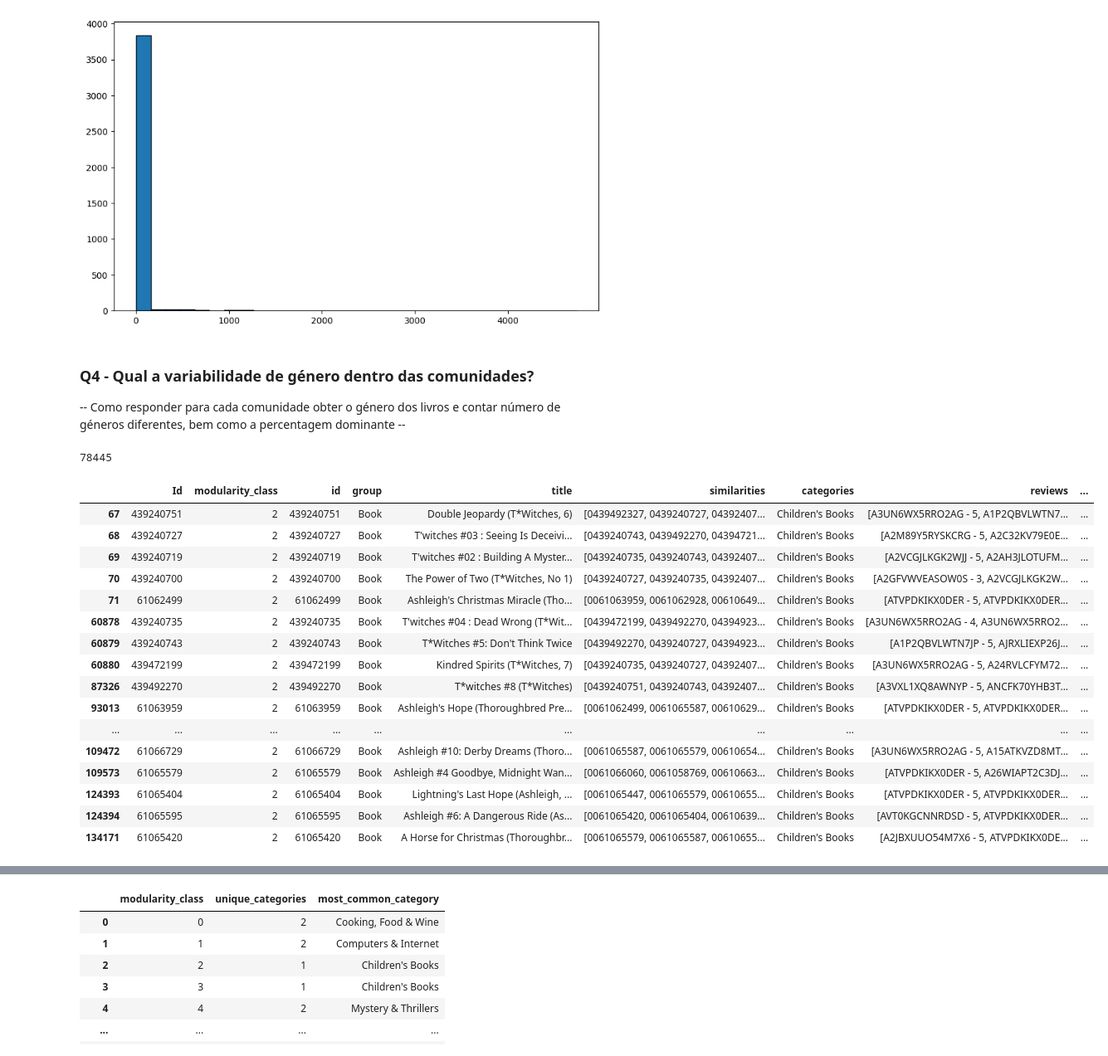
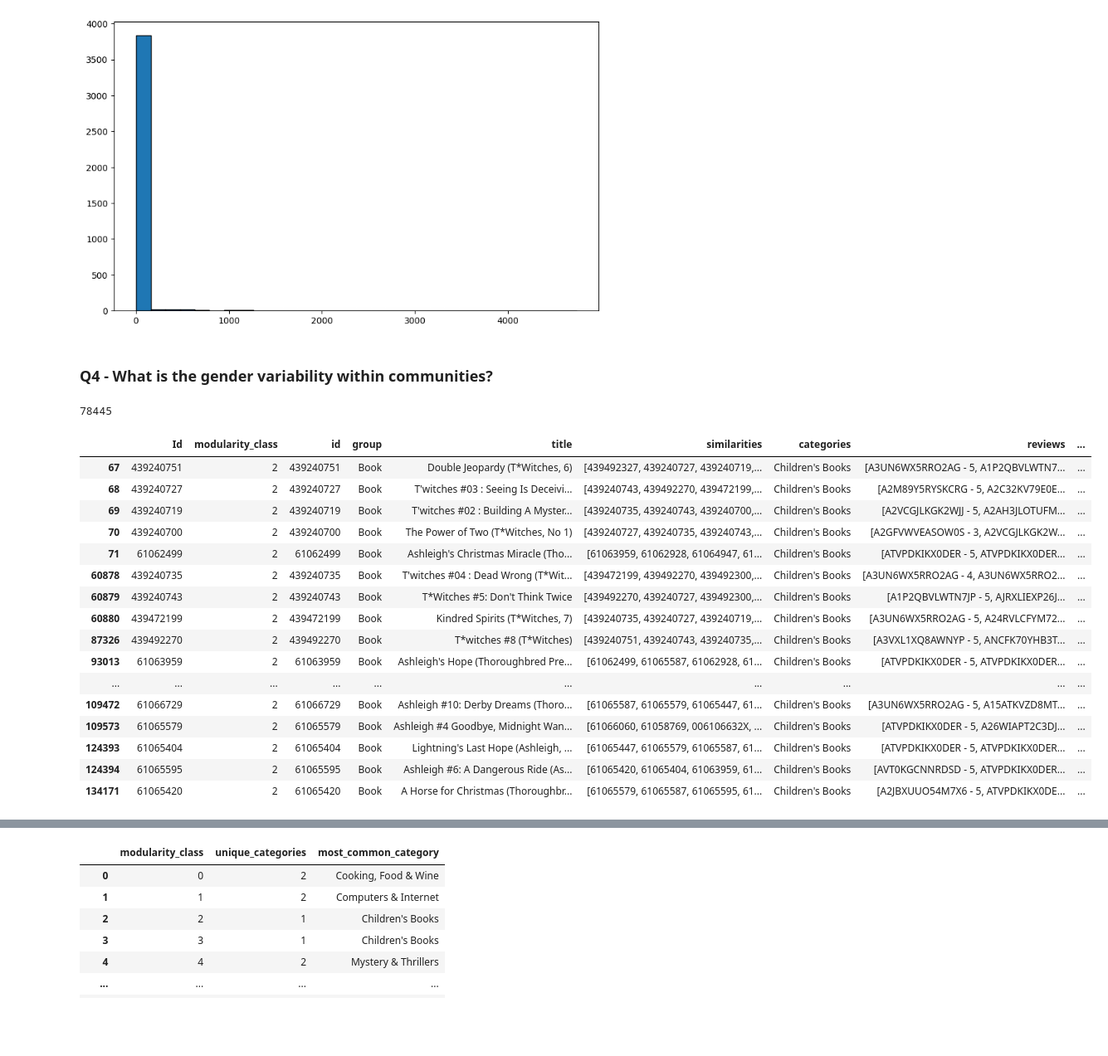
Before and after one commit to DEISI-ULHT-TFC-2023-24/TFC-DEISI88-CoBuyPatterns, a Jupyter notebook: TFC - revision.ipynb, the cells around one changed output, grey strips where cells are left out. Shown at 83% size. Cells and saved outputs as stored; diff of their text form; code cells hidden in the pictures; blank space fills up the shorter version.

```diff
--- a/TFC - revision.ipynb
+++ b/TFC - revision.ipynb
@@ -224,7 +216,7 @@ Name: count, Length: 61, dtype: int64
 unwanted_categories = ['jp-unknown1', 'jp-unknown2', 'jp-unknown3', 'Genres', 'Reference', 'Books on Tape','Book Clubs','Bargain Books','Books on CD',"O'Reilly",
                        'New & Used Textbooks','Home & Office','Boxed Sets','McGraw-Hill','Sheet Music & Scores','Book Accessories','Holiday Greeting Cards','Accessories',
                        'Books, Music & More','Gift Categories','Classical','Camera & Photo','Calendars', 'Libros en español','Foreign Language Books', 'Parenting & Families','Engineering'
-                       'Large Print', 'Stephen E. Ambrose', 'Miscellaneous', 'HOWdesign Studio','John Wiley & Sons', 'Opera & Vocal', 'Large Print', 'Pop', 'Gay & Lesbian', 'Camera & Photo Brands']
+                       'Large Print', 'Stephen E. Ambrose', 'Miscellaneous', 'HOWdesign Studio','John Wiley & Sons', 'Opera & Vocal', 'Large Print', 'Pop', 'Gay & Lesbian', 'Camera & Photo Brands', 'Actors & Actresses']
 book = full_dataSet_dataframe[full_dataSet_dataframe['group'] == 'Book']
 book = book[~book['categories'].isin(unwanted_categories)]
 
@@ -1015,0 +991,5 @@ plt.show()
+# %%
+# Merging dataframes from the ID
+product_h['Id'] = product_h['Id'].astype(str)
+merged_data = pd.merge(product_h, book, left_on='Id', right_on='id')
+merged_data
@@ -1220,30 +1218,29 @@ plt.hist(test_group, bins=30, edgecolor='black')
 plt.show()
 # %% [output]
 [figure]
-# %% [markdown]
-### Q4 - Qual a variabilidade de género dentro das comunidades?
--- Como responder para cada comunidade obter o género dos livros e contar número de géneros diferentes, bem como a percentagem dominante --
+# %% [markdown]
+### Q4 - What is the gender variability within communities?
 # %%
 len([elemento for elemento in product_h.index.to_list()if elemento not in book.id ])
 # %% [output]
 78445
 # %%
-trial[trial.modularity_class==2]
+merged_data[merged_data.modularity_class==2]
 # %% [output]
 |  | Id | modularity_class | id | group | title | similarities | categories | reviews | ... |
-| 67 | 439240751 | 2 | 439240751 | Book | Double Jeopardy (T*Witches, 6) | [0439492327, 0439240727, 04392407... | Children's Books | [A3UN6WX5RRO2AG - 5, A1P2QBVLWTN7... | ... |
-| 68 | 439240727 | 2 | 439240727 | Book | T'witches #03 : Seeing Is Deceivi... | [0439240743, 0439492270, 04394721... | Children's Books | [A2M89Y5RYSKCRG - 5, A2C32KV79E0E... | ... |
-| 69 | 439240719 | 2 | 439240719 | Book | T'witches #02 : Building A Myster... | [0439240735, 0439240743, 04392407... | Children's Books | [A2VCGJLKGK2WJJ - 5, A2AH3JLOTUFM... | ... |
-| 70 | 439240700 | 2 | 439240700 | Book | The Power of Two (T*Witches, No 1) | [0439240727, 0439240735, 04392407... | Children's Books | [A2GFVWVEASOW0S - 3, A2VCGJLKGK2W... | ... |
-| 71 | 61062499 | 2 | 61062499 | Book | Ashleigh's Christmas Miracle (Tho... | [0061063959, 0061062928, 00610649... | Children's Books | [ATVPDKIKX0DER - 5, ATVPDKIKX0DER... | ... |
-| 60878 | 439240735 | 2 | 439240735 | Book | T'witches #04 : Dead Wrong (T*Wit... | [0439472199, 0439492270, 04394923... | Children's Books | [A3UN6WX5RRO2AG - 4, A3UN6WX5RRO2... | ... |
-| 60879 | 439240743 | 2 | 439240743 | Book | T*Witches #5: Don't Think Twice | [0439492270, 0439240727, 04394923... | Children's Books | [A1P2QBVLWTN7JP - 5, AJRXLIEXP26J... | ... |
-| 60880 | 439472199 | 2 | 439472199 | Book | Kindred Spirits (T*Witches, 7) | [0439240735, 0439240727, 04392407... | Children's Books | [A3UN6WX5RRO2AG - 5, A24RVLCFYM72... | ... |
-| 87326 | 439492270 | 2 | 439492270 | Book | T*witches #8 (T*Witches) | [0439240751, 0439240743, 04392407... | Children's Books | [A3VXL1XQ8AWNYP - 5, ANCFK70YHB3T... | ... |
-| 93013 | 61063959 | 2 | 61063959 | Book | Ashleigh's Hope (Thoroughbred Pre... | [0061062499, 0061065587, 00610629... | Children's Books | [ATVPDKIKX0DER - 5, ATVPDKIKX0DER... | ... |
+| 67 | 439240751 | 2 | 439240751 | Book | Double Jeopardy (T*Witches, 6) | [439492327, 439240727, 439240719,... | Children's Books | [A3UN6WX5RRO2AG - 5, A1P2QBVLWTN7... | ... |
+| 68 | 439240727 | 2 | 439240727 | Book | T'witches #03 : Seeing Is Deceivi... | [439240743, 439492270, 439472199,... | Children's Books | [A2M89Y5RYSKCRG - 5, A2C32KV79E0E... | ... |
+| 69 | 439240719 | 2 | 439240719 | Book | T'witches #02 : Building A Myster... | [439240735, 439240743, 439240700,... | Children's Books | [A2VCGJLKGK2WJJ - 5, A2AH3JLOTUFM... | ... |
+| 70 | 439240700 | 2 | 439240700 | Book | The Power of Two (T*Witches, No 1) | [439240727, 439240735, 439240743,... | Children's Books | [A2GFVWVEASOW0S - 3, A2VCGJLKGK2W... | ... |
+| 71 | 61062499 | 2 | 61062499 | Book | Ashleigh's Christmas Miracle (Tho... | [61063959, 61062928, 61064947, 61... | Children's Books | [ATVPDKIKX0DER - 5, ATVPDKIKX0DER... | ... |
+| 60878 | 439240735 | 2 | 439240735 | Book | T'witches #04 : Dead Wrong (T*Wit... | [439472199, 439492270, 439492300,... | Children's Books | [A3UN6WX5RRO2AG - 4, A3UN6WX5RRO2... | ... |
+| 60879 | 439240743 | 2 | 439240743 | Book | T*Witches #5: Don't Think Twice | [439492270, 439240727, 439492300,... | Children's Books | [A1P2QBVLWTN7JP - 5, AJRXLIEXP26J... | ... |
+| 60880 | 439472199 | 2 | 439472199 | Book | Kindred Spirits (T*Witches, 7) | [439240735, 439240727, 439240719,... | Children's Books | [A3UN6WX5RRO2AG - 5, A24RVLCFYM72... | ... |
+| 87326 | 439492270 | 2 | 439492270 | Book | T*witches #8 (T*Witches) | [439240751, 439240743, 439240735,... | Children's Books | [A3VXL1XQ8AWNYP - 5, ANCFK70YHB3T... | ... |
+| 93013 | 61063959 | 2 | 61063959 | Book | Ashleigh's Hope (Thoroughbred Pre... | [61062499, 61065587, 61062928, 61... | Children's Books | [ATVPDKIKX0DER - 5, ATVPDKIKX0DER... | ... |
 | ... | ... | ... | ... | ... | ... | ... | ... | ... | ... |
-| 109472 | 61066729 | 2 | 61066729 | Book | Ashleigh #10: Derby Dreams (Thoro... | [0061065587, 0061065579, 00610654... | Children's Books | [A3UN6WX5RRO2AG - 5, A15ATKVZD8MT... | ... |
-| 109573 | 61065579 | 2 | 61065579 | Book | Ashleigh #4 Goodbye, Midnight Wan... | [0061066060, 0061058769, 00610663... | Children's Books | [ATVPDKIKX0DER - 5, A26WIAPT2C3DJ... | ... |
-| 124393 | 61065404 | 2 | 61065404 | Book | Lightning's Last Hope (Ashleigh, ... | [0061065447, 0061065579, 00610655... | Children's Books | [ATVPDKIKX0DER - 5, ATVPDKIKX0DER... | ... |
-| 124394 | 61065595 | 2 | 61065595 | Book | Ashleigh #6: A Dangerous Ride (As... | [0061065420, 0061065404, 00610639... | Children's Books | [AVT0KGCNNRDSD - 5, ATVPDKIKX0DER... | ... |
-| 134171 | 61065420 | 2 | 61065420 | Book | A Horse for Christmas (Thoroughbr... | [0061065579, 0061065587, 00610655... | Children's Books | [A2JBXUUO54M7X6 - 5, ATVPDKIKX0DE... | ... |
+| 109472 | 61066729 | 2 | 61066729 | Book | Ashleigh #10: Derby Dreams (Thoro... | [61065587, 61065579, 61065447, 61... | Children's Books | [A3UN6WX5RRO2AG - 5, A15ATKVZD8MT... | ... |
+| 109573 | 61065579 | 2 | 61065579 | Book | Ashleigh #4 Goodbye, Midnight Wan... | [61066060, 61058769, 006106632X, ... | Children's Books | [ATVPDKIKX0DER - 5, A26WIAPT2C3DJ... | ... |
+| 124393 | 61065404 | 2 | 61065404 | Book | Lightning's Last Hope (Ashleigh, ... | [61065447, 61065579, 61065587, 61... | Children's Books | [ATVPDKIKX0DER - 5, ATVPDKIKX0DER... | ... |
+| 124394 | 61065595 | 2 | 61065595 | Book | Ashleigh #6: A Dangerous Ride (As... | [61065420, 61065404, 61063959, 61... | Children's Books | [AVT0KGCNNRDSD - 5, ATVPDKIKX0DER... | ... |
+| 134171 | 61065420 | 2 | 61065420 | Book | A Horse for Christmas (Thoroughbr... | [61065579, 61065587, 61065595, 61... | Children's Books | [A2JBXUUO54M7X6 - 5, ATVPDKIKX0DE... | ... |
```
Also changed, not shown: parts of 72 cells of this notebook.
